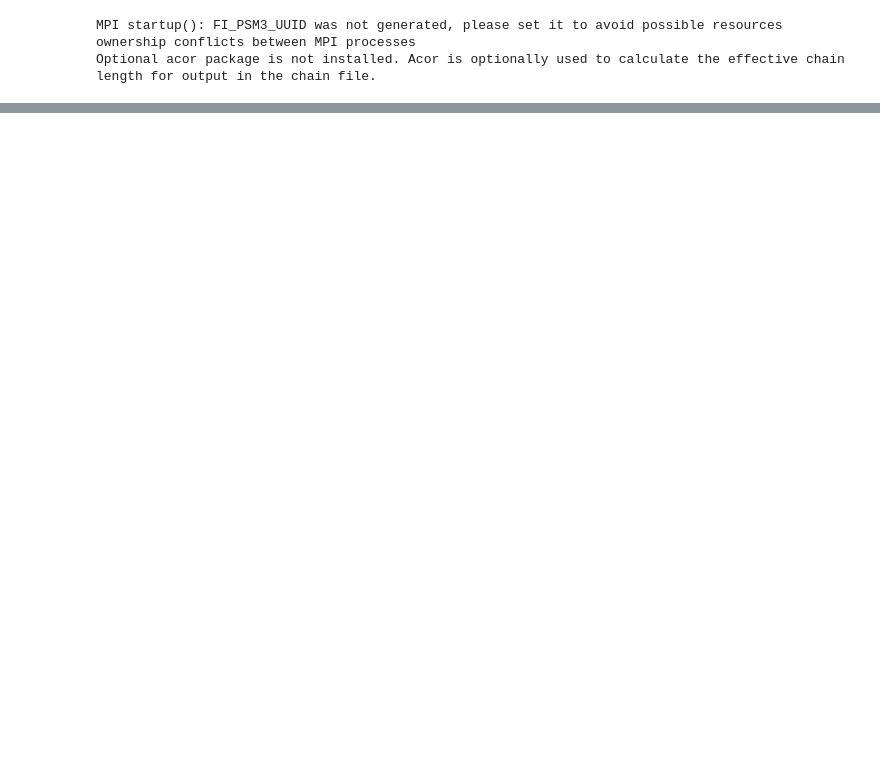
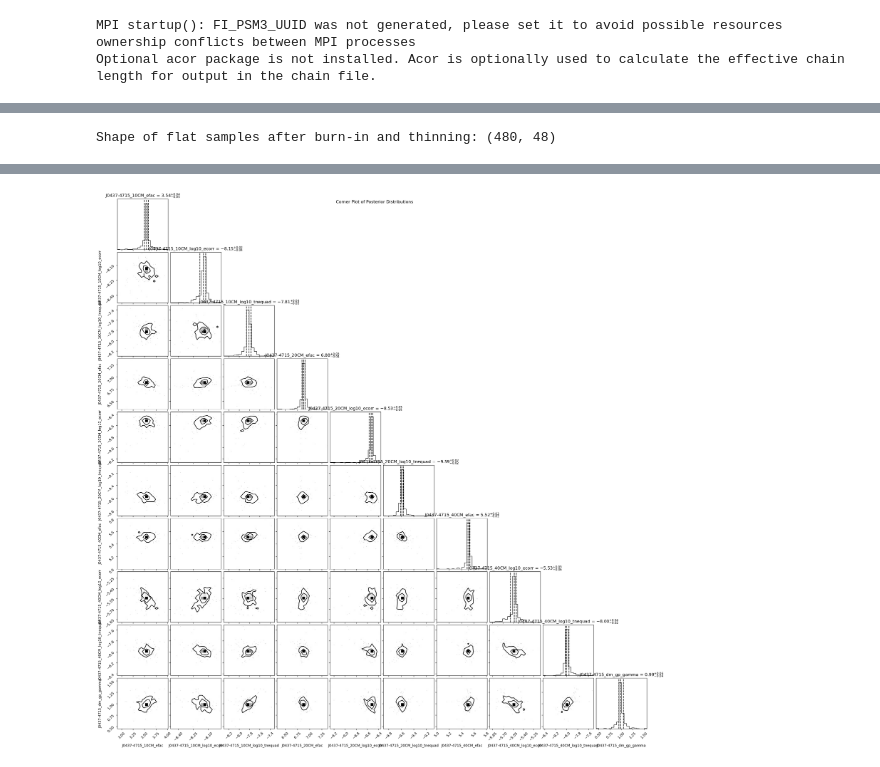
Before and after one commit to EL-MZ/Polarimetric-Instrumental-Boost-in-PTA, a Jupyter notebook: run_warp/ppta_sampling_wrap.ipynb, the cells around one changed output, grey strips where cells are left out. Saved outputs shown, nothing was run; the diff lists cells and outputs as text; code cells hidden in the pictures; blank space fills up the shorter version.

```diff
--- a/run_warp/ppta_sampling_wrap.ipynb
+++ b/run_warp/ppta_sampling_wrap.ipynb
@@ -34,7 +34,7 @@ import ppta_dr2_models
 # keep only the script name
 sys.argv = sys.argv[:1]
 
-path_par = "/fred/oz103/ezahraoui/PPTA/run_warp/sampling_params/ppta_pol_selec_7psr_byband_alleccor.dat"
+path_par = "/fred/oz103/ezahraoui/PPTA/run_warp/sampling_params/2_psr_test_joint.dat"
 #path_par = "/fred/oz103/ezahraoui/PPTA/run_wrap/sampling_params/ppta_dr2_vanilla_curn_full_param.dat"
 #opts = enterprise_warp.parse_commandline()
 opts = enterprise_warp.parse_commandline()
@@ -138,0 +113,7 @@ Finished 0.05 percent in 136.978361 s Acceptance rate = 0.422
+# %%
+import emcee
+import os
+
+def log_posterior(theta):
+
+    return pta[0].get_lnlikelihood(theta)+pta[0].get_lnprior(theta)
@@ -138,0 +411,15 @@ Finished 0.05 percent in 136.978361 s Acceptance rate = 0.422
+# %%
+import corner
+
+burnin = 10
+flat_samples = sampler.get_chain(discard=burnin, thin=3, flat=True)
+print("Shape of flat samples after burn-in and thinning:", flat_samples.shape)
+
+# Create a corner plot to visualize the posterior distributions
+fig = corner.corner(
+    flat_samples[:,:10], labels=labels, quantiles=[0.16, 0.5, 0.84], show_titles=True
+)
+plt.suptitle("Corner Plot of Posterior Distributions")
+plt.show()
+# %% [output]
+Shape of flat samples after burn-in and thinning: (480, 48)
@@ -138,0 +443 @@ Finished 0.05 percent in 136.978361 s Acceptance rate = 0.422
+[figure, added]
```
Also changed, not shown: parts of 15 cells of this notebook, 17 other files.
